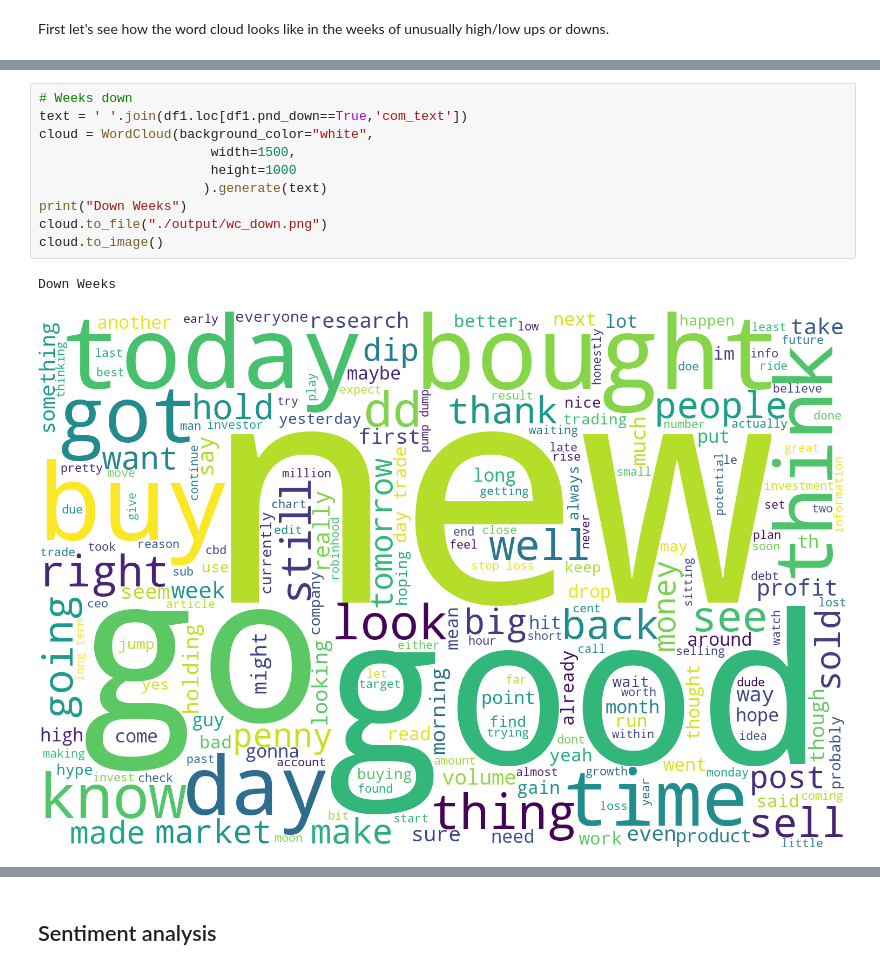
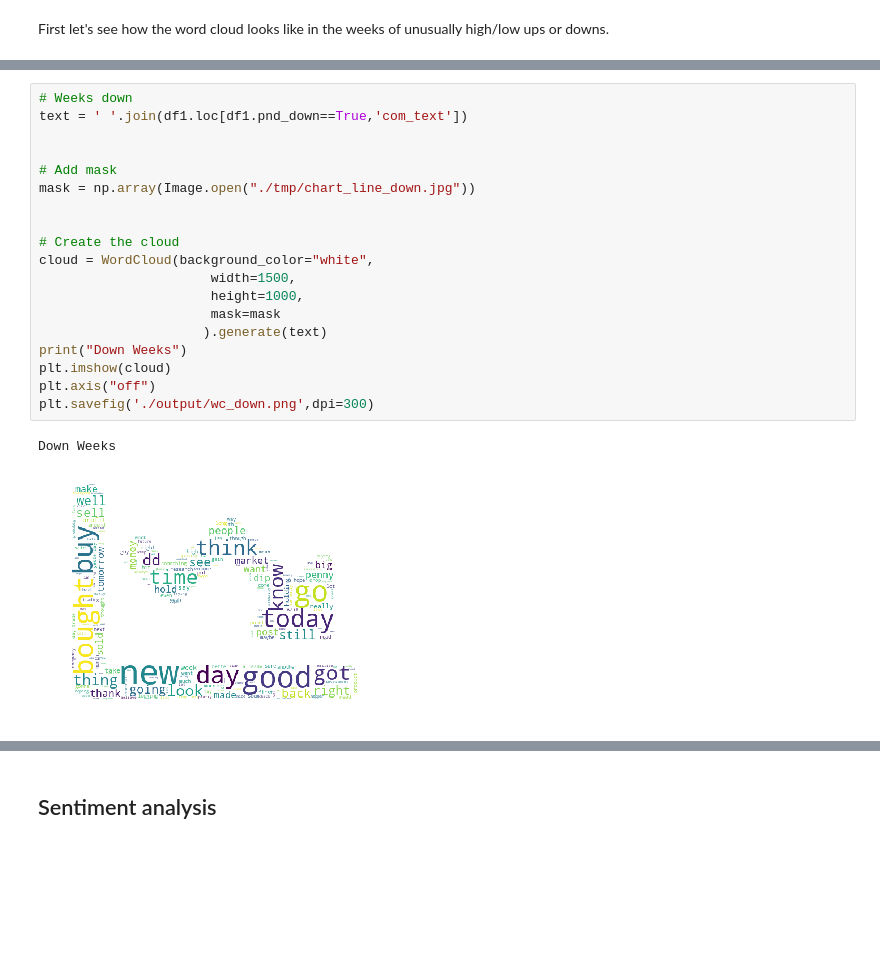
Before and after one commit to MikeStukalo/PumpNDump, a Jupyter notebook: analysis/3_Analyze.ipynb, the cells around one changed output, grey strips where cells are left out. Drawn from its saved outputs; the diff is of its cells as text; blank space fills up the shorter version.

```diff
--- a/analysis/3_Analyze.ipynb
+++ b/analysis/3_Analyze.ipynb
@@ -86,16 +117,25 @@ Up Weeks
 # %%
 # Weeks down
 text = ' '.join(df1.loc[df1.pnd_down==True,'com_text'])
+
+
+# Add mask
+mask = np.array(Image.open("./tmp/chart_line_down.jpg"))
+
+
+# Create the cloud
 cloud = WordCloud(background_color="white",
                       width=1500,
-                      height=1000
+                      height=1000,
+                      mask=mask
                      ).generate(text)
 print("Down Weeks")
-cloud.to_file("./output/wc_down.png")
-cloud.to_image()
+plt.imshow(cloud)
+plt.axis("off")
+plt.savefig('./output/wc_down.png',dpi=300)
 # %% [output]
 Down Weeks
-[figure, old version]
+[figure, new version]
 # %%
 # Weeks pre-Up
 text = ' '.join(df1.loc[df1.lead_pnd_up==True,'com_text'])
```
Also changed, not shown: parts of 9 cells of this notebook, 18 other files.
